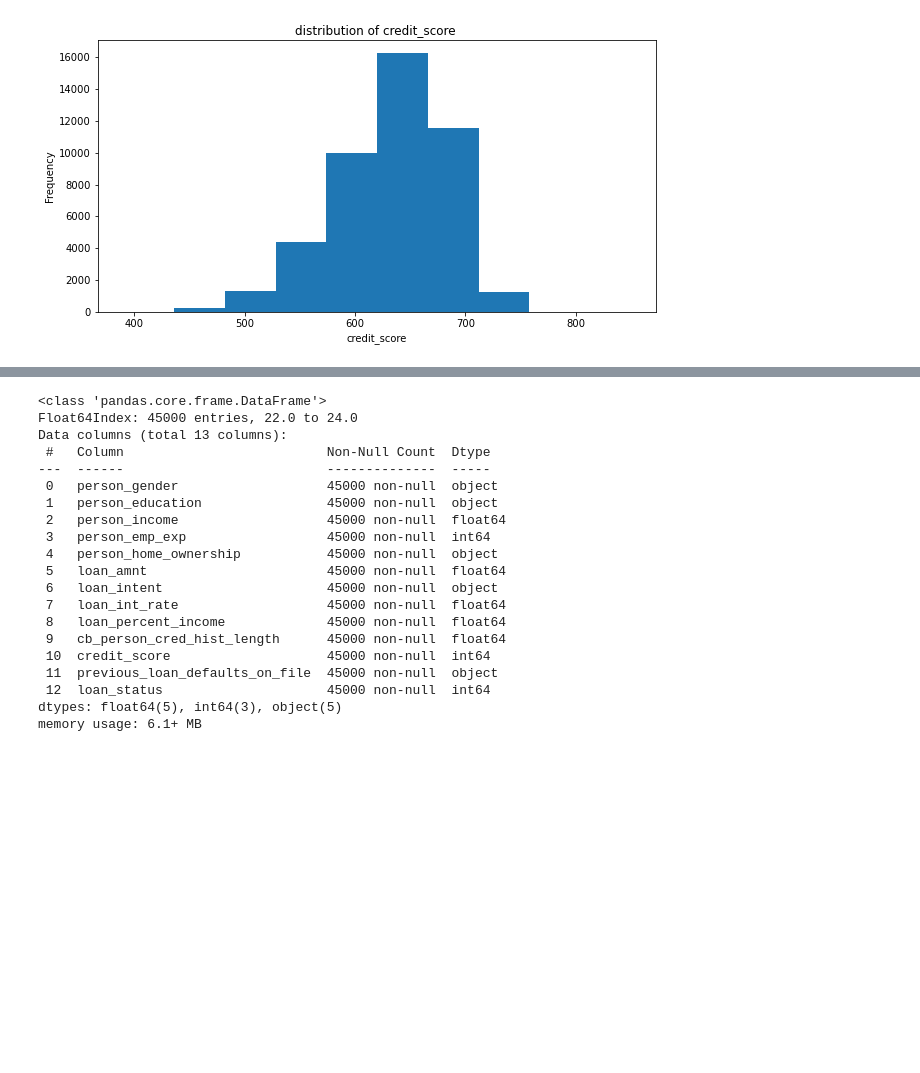
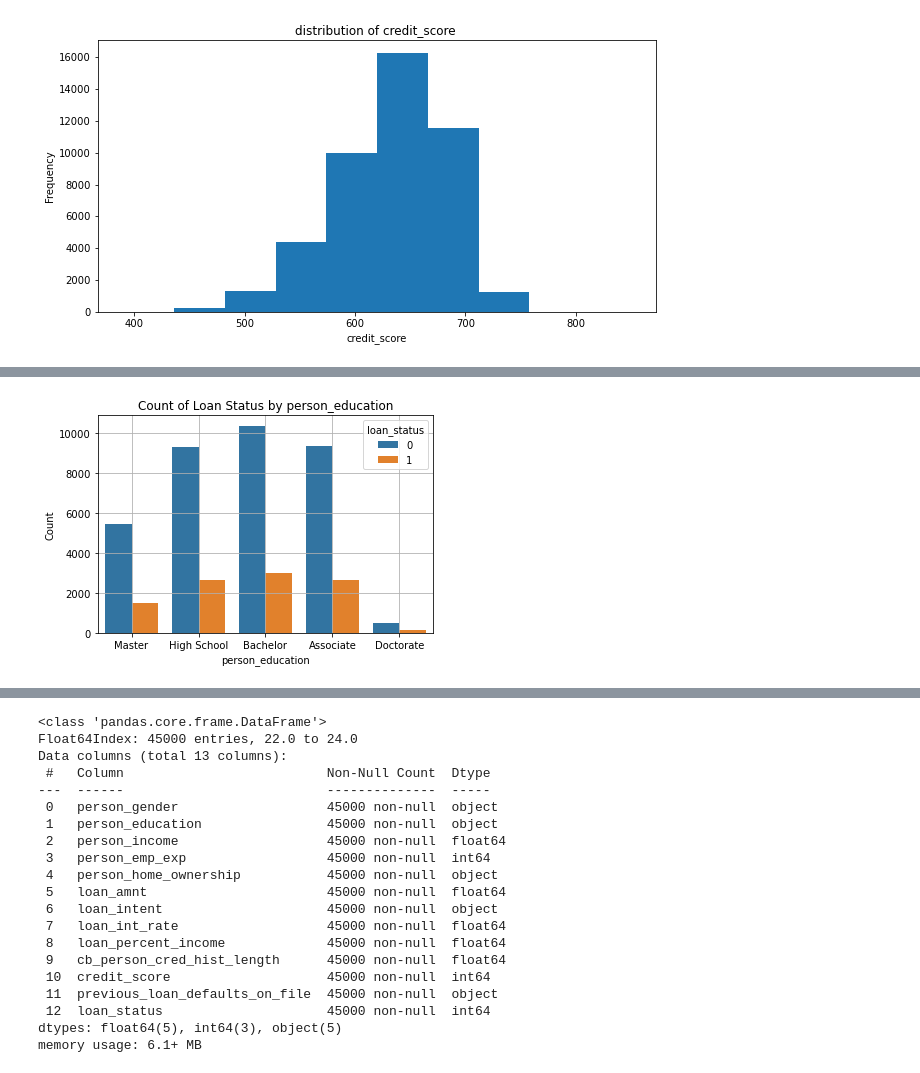
Before and after one commit to Liliankaburo/Loan-approval-project, a Jupyter notebook: loan approval.ipynb, the cells around one changed output, grey strips where cells are left out. Cells and saved outputs as stored; diff of their text form; code cells hidden in the pictures; blank space fills up the shorter version.

```diff
--- a/loan approval.ipynb
+++ b/loan approval.ipynb
@@ -281,0 +308,10 @@ sns.heatmap(correlation,annot = True)
+# %%
+# personal_education and count of loan status, bar plot
+sns.countplot(data=data, x='person_education', hue='loan_status')
+plt.xlabel('person_education')
+plt.ylabel('Count')
+plt.title('Count of Loan Status by person_education')
+plt.grid(True)
+plt.show()
+# %% [output]
+[figure, added]
```
Also changed, not shown: parts of 40 cells of this notebook.
